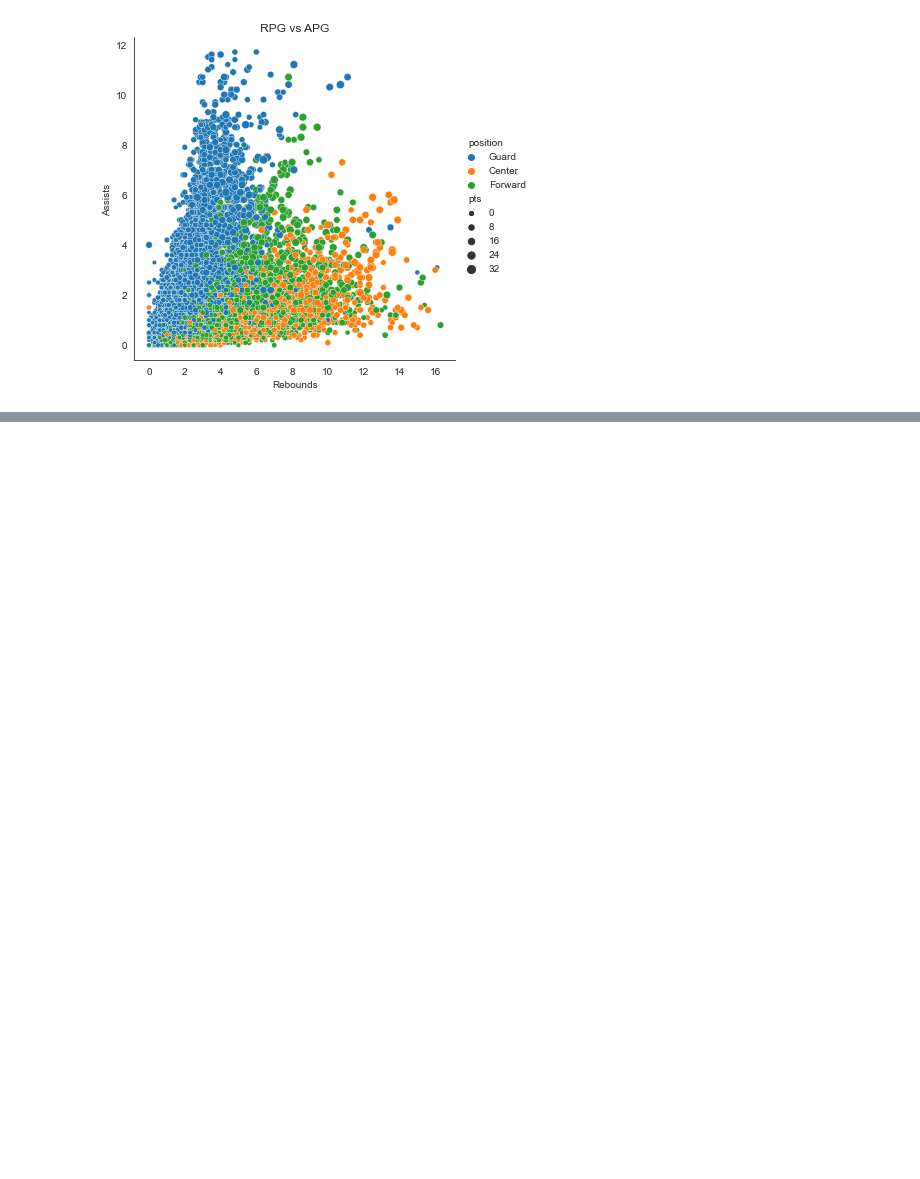
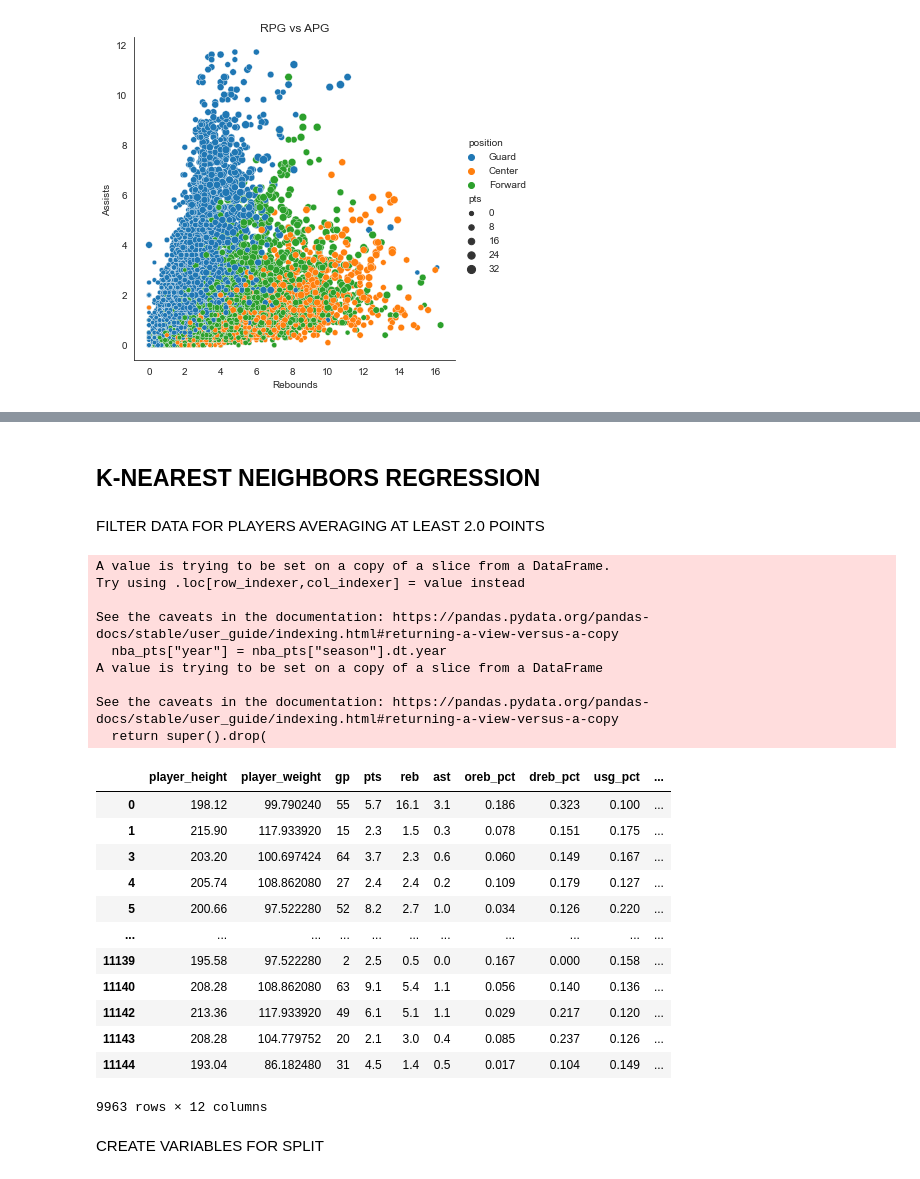
Before and after one commit to Ovalle3/nba-data-analysis, a Jupyter notebook: nba_2019.ipynb, the cells around one changed output, grey strips where cells are left out. Drawn from its saved outputs; the diff is of its cells as text; code cells hidden in the pictures; blank space fills up the shorter version.

```diff
--- a/nba_2019.ipynb
+++ b/nba_2019.ipynb
@@ -170,0 +162,8 @@ Text(12.690694444444453, 0.5, 'Assists')
+# %%
+def big_man(x):
+  if x == "Center":
+    return 1
+  else:
+    return 0
+# %%
+nba["is_center"] = nba["position"].apply(big_man)
@@ -170,0 +359,36 @@ Text(12.690694444444453, 0.5, 'Assists')
+# %% [markdown]
+## K-NEAREST NEIGHBORS REGRESSION
+# %% [markdown]
+FILTER DATA FOR PLAYERS AVERAGING AT LEAST 2.0 POINTS
+# %%
+new_nba = nba.drop(columns = ["player_name", "team_abbreviation","age","college","country","draft_year","draft_round","draft_number","is_center","position","net_rating"])
+pts_filter = new_nba["pts"] >= 2.0
+nba_pts = new_nba[pts_filter]
+nba_pts["year"] = nba_pts["season"].dt.year
+nba_pts.drop(columns = ["season"], inplace = True)
+nba_pts
+# %% [output]
+A value is trying to be set on a copy of a slice from a DataFrame.
+Try using .loc[row_indexer,col_indexer] = value instead
+
+See the caveats in the documentation: https://pandas.pydata.org/pandas-docs/stable/user_guide/indexing.html#returning-a-view-versus-a-copy
+  nba_pts["year"] = nba_pts["season"].dt.year
+A value is trying to be set on a copy of a slice from a DataFrame
+
+See the caveats in the documentation: https://pandas.pydata.org/pandas-docs/stable/user_guide/indexing.html#returning-a-view-versus-a-copy
+  return super().drop(
+|  | player_height | player_weight | gp | pts | reb | ast | oreb_pct | dreb_pct | usg_pct | ... |
+| 0 | 198.12 | 99.790240 | 55 | 5.7 | 16.1 | 3.1 | 0.186 | 0.323 | 0.100 | ... |
+| 1 | 215.90 | 117.933920 | 15 | 2.3 | 1.5 | 0.3 | 0.078 | 0.151 | 0.175 | ... |
+| 3 | 203.20 | 100.697424 | 64 | 3.7 | 2.3 | 0.6 | 0.060 | 0.149 | 0.167 | ... |
+| 4 | 205.74 | 108.862080 | 27 | 2.4 | 2.4 | 0.2 | 0.109 | 0.179 | 0.127 | ... |
+| 5 | 200.66 | 97.522280 | 52 | 8.2 | 2.7 | 1.0 | 0.034 | 0.126 | 0.220 | ... |
+| ... | ... | ... | ... | ... | ... | ... | ... | ... | ... | ... |
+| 11139 | 195.58 | 97.522280 | 2 | 2.5 | 0.5 | 0.0 | 0.167 | 0.000 | 0.158 | ... |
+| 11140 | 208.28 | 108.862080 | 63 | 9.1 | 5.4 | 1.1 | 0.056 | 0.140 | 0.136 | ... |
+| 11142 | 213.36 | 117.933920 | 49 | 6.1 | 5.1 | 1.1 | 0.029 | 0.217 | 0.120 | ... |
+| 11143 | 208.28 | 104.779752 | 20 | 2.1 | 3.0 | 0.4 | 0.085 | 0.237 | 0.126 | ... |
+| 11144 | 193.04 | 86.182480 | 31 | 4.5 | 1.4 | 0.5 | 0.017 | 0.104 | 0.149 | ... |
+9963 rows × 12 columns
+# %% [markdown]
+CREATE VARIABLES FOR SPLIT
```
Also changed, not shown: parts of 50 cells of this notebook.
